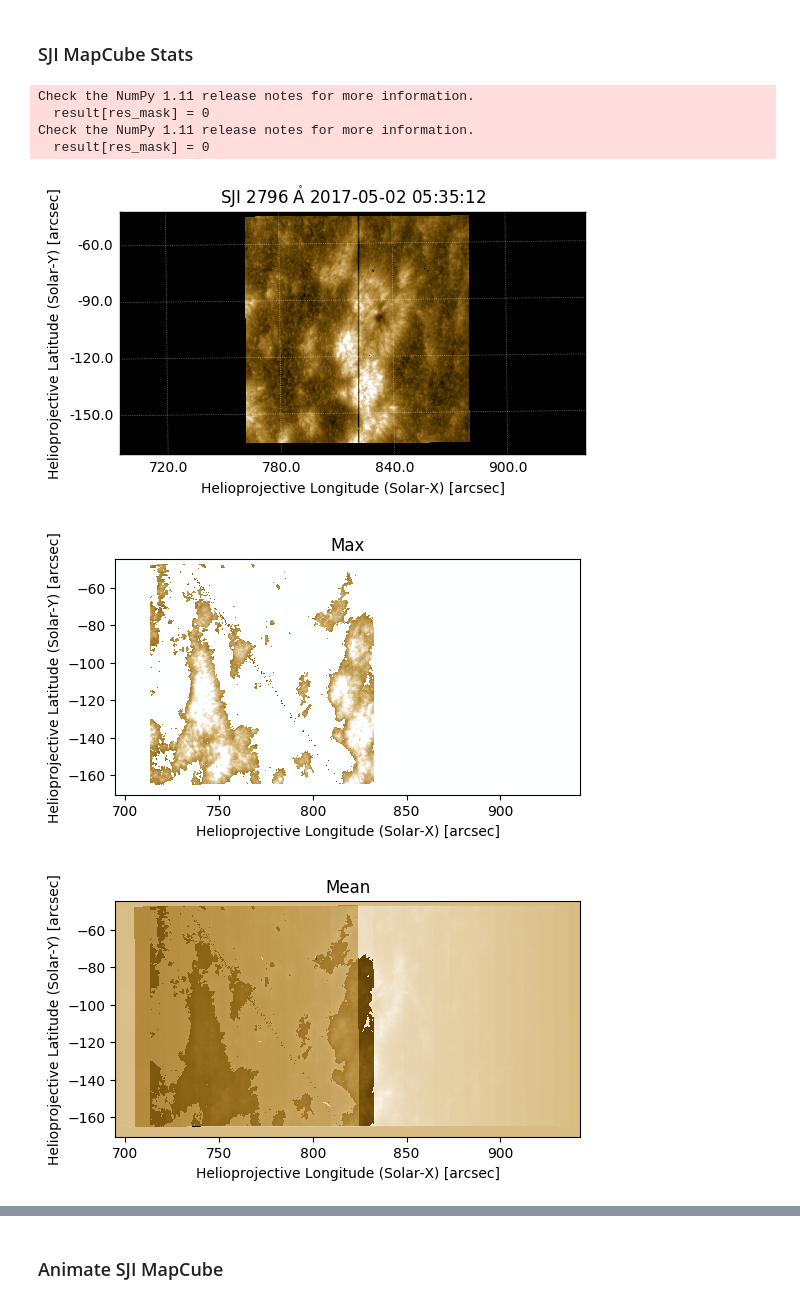
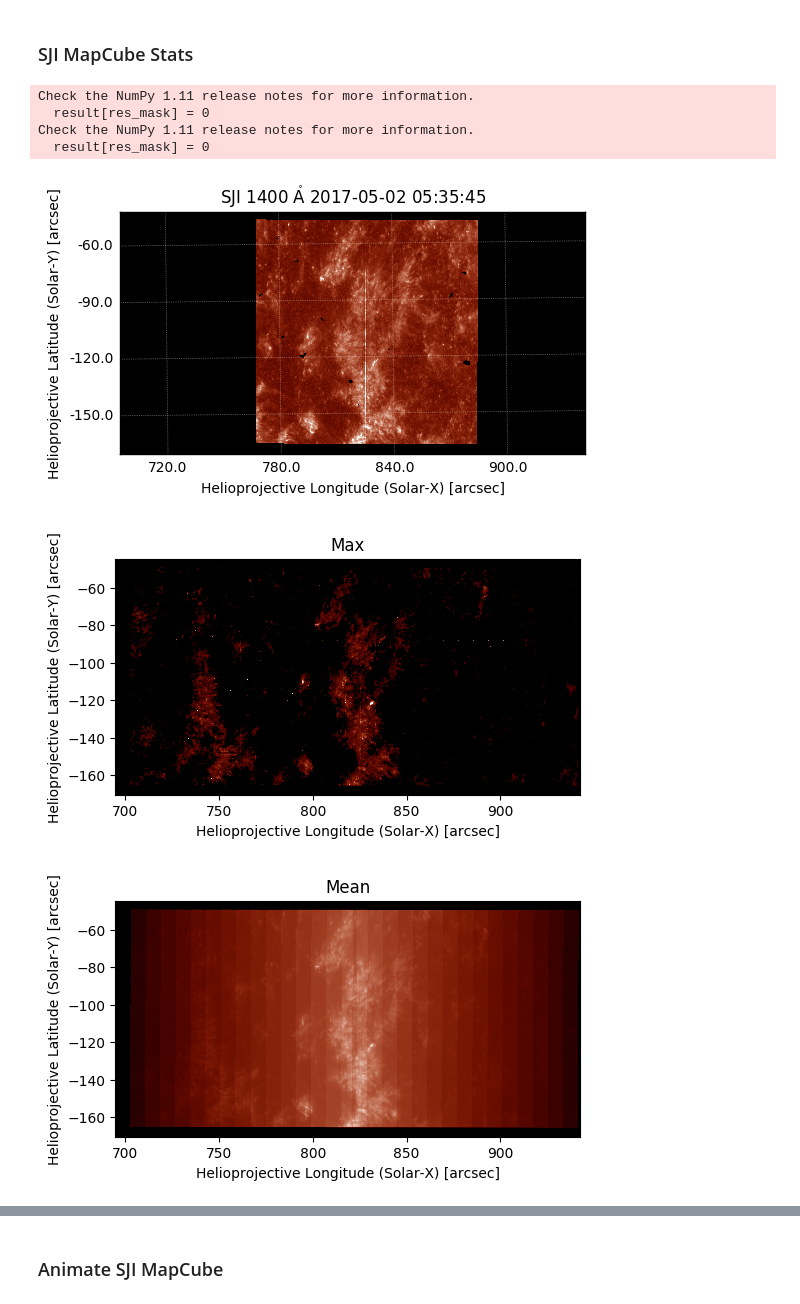
Before and after one commit to sunpy/sunraster, a Jupyter notebook: IRISpy SJICube.ipynb, the cells around one changed output, grey strips where cells are left out. Drawn from its saved outputs; the diff is of its cells as text; code cells hidden in the pictures.

```diff
--- a/IRISpy SJICube.ipynb
+++ b/IRISpy SJICube.ipynb
@@ -52,29 +55,29 @@ Check the NumPy 1.11 release notes for more information.
 # %%
 sji2796norm = colors.PowerNorm(.9,250, 1800)
 
 #Plotting max, mean, and std values from all maps in the cube
 #helps to find that sji2796cube contains a bad map
-sji2796map.plot(norm=sji2796norm)
+sji1400map.plot(norm=sji1400norm)
 plt.show()
 ax=plt.axes()
-sji2796cube.max().plot(norm=sji2796norm)
+sji1400cube.max().plot(norm=sji2796norm)
 ax.set_title('Max')
 plt.show()
 
 ax=plt.axes()
-sji2796cube.mean().plot(norm=colors.Normalize())
+sji1400cube.mean().plot(norm=colors.Normalize())
 ax.set_title('Mean')
 plt.show()
 
 ax=plt.axes()
-sji2796cube.std().plot(norm=colors.Normalize())
+sji1400cube.std().plot(norm=colors.Normalize())
 ax.set_title('Standard Deviation')
 plt.show()
 # %% [output]
 Check the NumPy 1.11 release notes for more information.
   result[res_mask] = 0
 Check the NumPy 1.11 release notes for more information.
   result[res_mask] = 0
-[figure, old version]
+[figure, new version]
-[figure, old version]
+[figure, new version]
-[figure, old version]
+[figure, new version]
```
Also changed, not shown: parts of 5 cells of this notebook, 4 other files.
